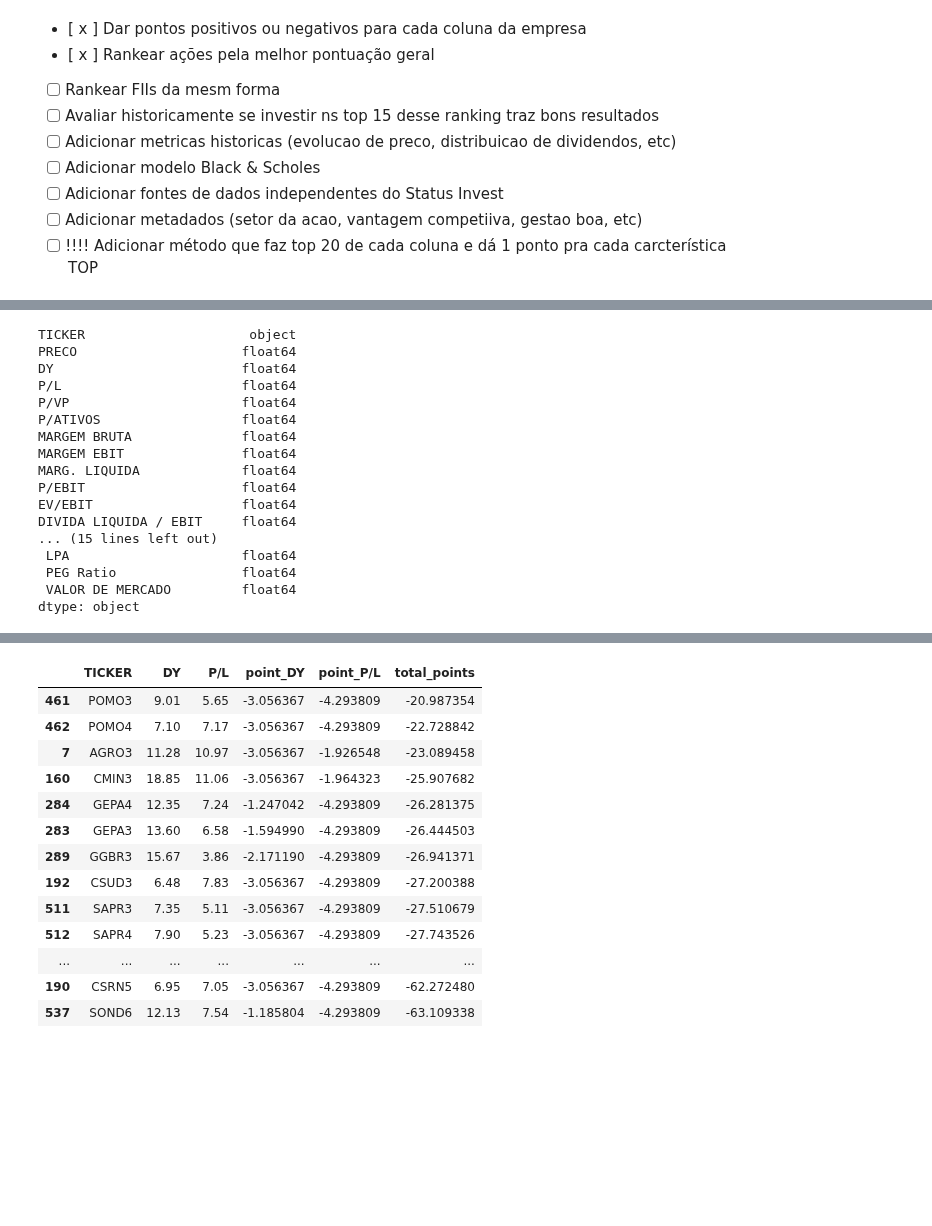
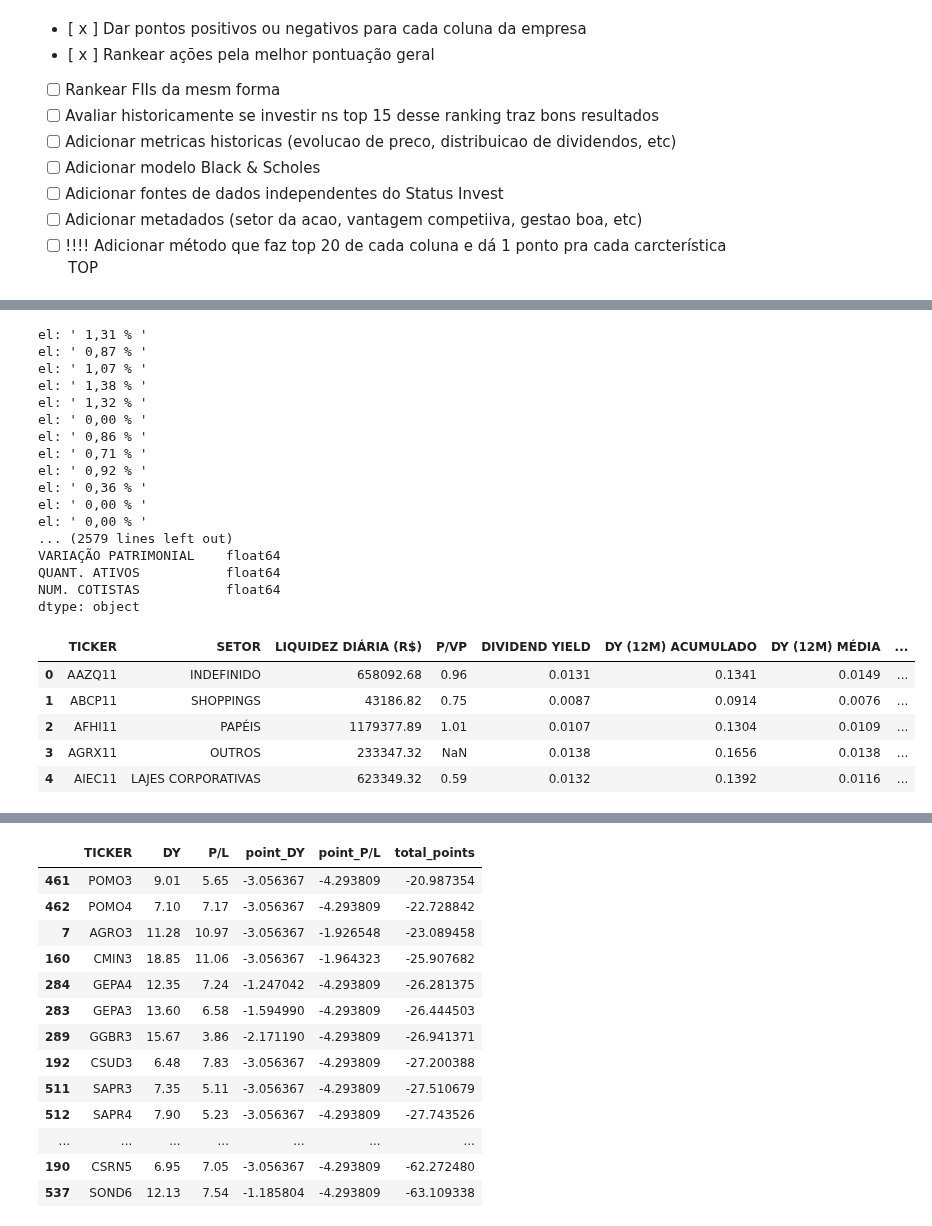
Before and after one commit to APF2000/data-analysis, a Jupyter notebook: status_invest/status_invest.ipynb, the cells around one changed output, grey strips where cells are left out. Saved outputs shown, nothing was run; the diff lists cells and outputs as text; code cells hidden in the pictures; blank space fills up the shorter version.

```diff
--- a/status_invest/status_invest.ipynb
+++ b/status_invest/status_invest.ipynb
@@ -35,21 +36,47 @@ Index(['TICKER', 'PRECO', 'DY', 'P/L', 'P/VP', 'P/ATIVOS', 'MARGEM BRUTA',
 5 rows × 30 columns
-# %%
-br_stocks.dtypes
-# %% [output]
-TICKER                     object
-PRECO                     float64
-DY                        float64
-P/L                       float64
-P/VP                      float64
-P/ATIVOS                  float64
-MARGEM BRUTA              float64
-MARGEM EBIT               float64
-MARG. LIQUIDA             float64
-P/EBIT                    float64
-EV/EBIT                   float64
-DIVIDA LIQUIDA / EBIT     float64
-... (15 lines left out)
- LPA                      float64
- PEG Ratio                float64
- VALOR DE MERCADO         float64
-dtype: object
+# %%
+def percentage_str_to_float(x):
+	# print("el: '", x, "'")
+	x = re.sub(r"^\s*$", "N/A", x)
+	x = x.strip("%").replace(",", ".")
+	if x == "N/A":
+		return None
+	return float(x) / 100
+
+converters = {}
+percentage_cols = ["DIVIDEND YIELD", "DY (12M) ACUMULADO", "DY (12M) MÉDIA", "VARIAÇÃO PREÇO", "DY PATRIMONIAL", "VARIAÇÃO PATRIMONIAL"]
+for col in percentage_cols:
+	converters[col] = percentage_str_to_float
+	# print(col, fiis_df[col].dtype)
+	# fiis_df[col] = fiis_df[col].apply(percentage_str_to_float)
+
+fiis_df = pd.read_csv("fiis.csv", sep=",", decimal=",", thousands=".", converters=converters)
+
+
+# print(fiis_df.columns)
+print(fiis_df.dtypes)
+fiis_df.head()
+# %% [output]
+el: ' 1,31 % '
+el: ' 0,87 % '
+el: ' 1,07 % '
+el: ' 1,38 % '
+el: ' 1,32 % '
+el: ' 0,00 % '
+el: ' 0,86 % '
+el: ' 0,71 % '
+el: ' 0,92 % '
+el: ' 0,36 % '
+el: ' 0,00 % '
+el: ' 0,00 % '
+... (2579 lines left out)
+VARIAÇÃO PATRIMONIAL    float64
+QUANT. ATIVOS           float64
+NUM. COTISTAS           float64
+dtype: object
+|  | TICKER | SETOR | LIQUIDEZ DIÁRIA (R$) | P/VP | DIVIDEND YIELD | DY (12M) ACUMULADO | DY (12M) MÉDIA | ... |
+| 0 | AAZQ11 | INDEFINIDO | 658092.68 | 0.96 | 0.0131 | 0.1341 | 0.0149 | ... |
+| 1 | ABCP11 | SHOPPINGS | 43186.82 | 0.75 | 0.0087 | 0.0914 | 0.0076 | ... |
+| 2 | AFHI11 | PAPÉIS | 1179377.89 | 1.01 | 0.0107 | 0.1304 | 0.0109 | ... |
+| 3 | AGRX11 | OUTROS | 233347.32 | NaN | 0.0138 | 0.1656 | 0.0138 | ... |
+| 4 | AIEC11 | LAJES CORPORATIVAS | 623349.32 | 0.59 | 0.0132 | 0.1392 | 0.0116 | ... |
```
Also changed, not shown: parts of 6 cells of this notebook, 1 other file.
